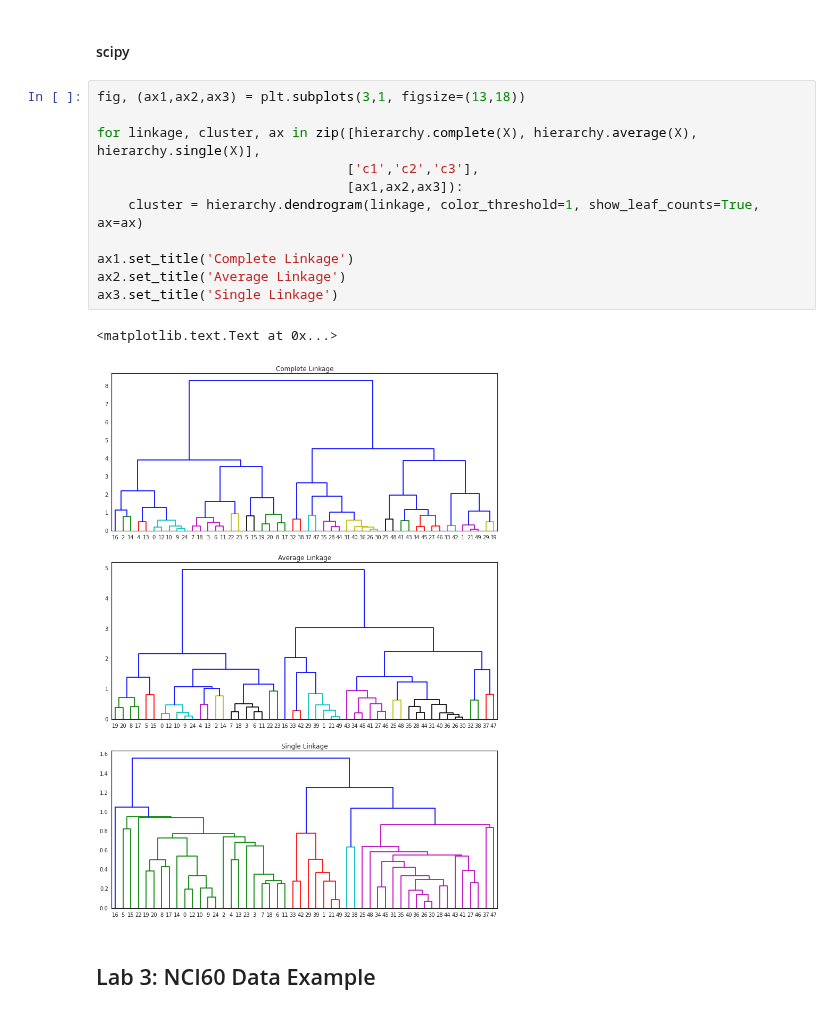
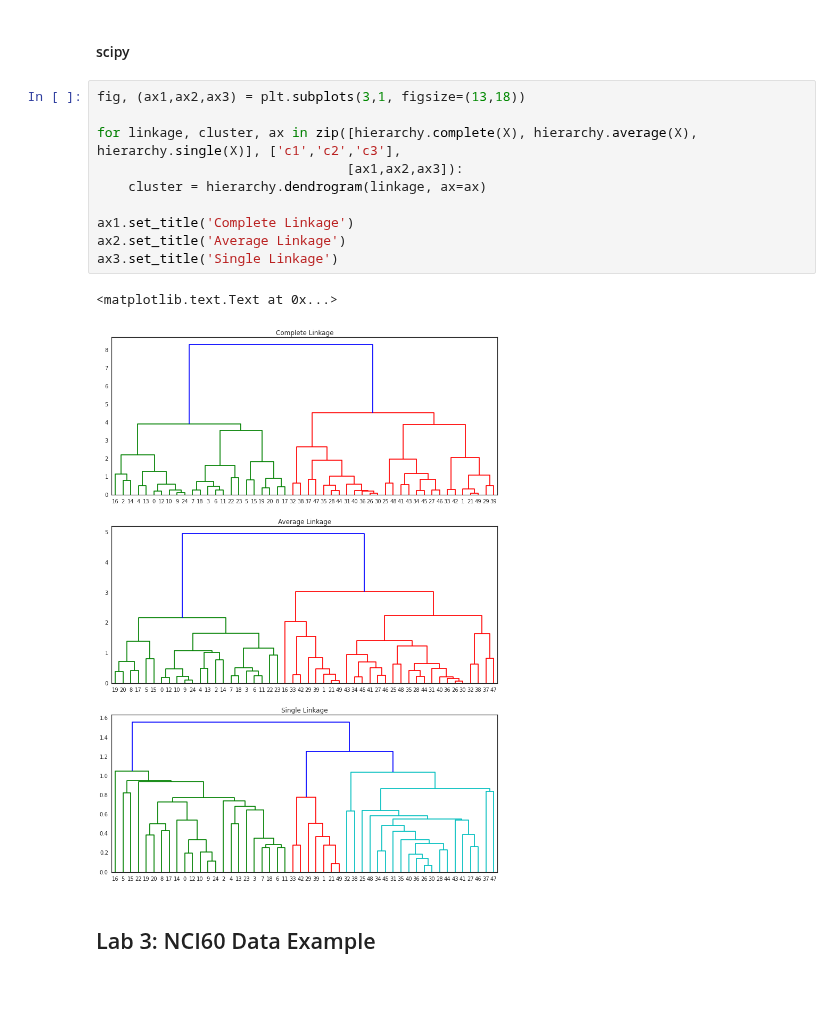
Before and after one commit to JWarmenhoven/ISLR-python, a Jupyter notebook: Chapter 10.ipynb, the cells around one changed output. Saved outputs shown, nothing was run; the diff lists cells and outputs as text.

```diff
--- a/Chapter 10.ipynb
+++ b/Chapter 10.ipynb
@@ -223,17 +226,16 @@ ax2.set_title('K-Means Clustering Results with K=3')
 # %%
 fig, (ax1,ax2,ax3) = plt.subplots(3,1, figsize=(13,18))
 
-for linkage, cluster, ax in zip([hierarchy.complete(X), hierarchy.average(X), hierarchy.single(X)],
-                                ['c1','c2','c3'],
+for linkage, cluster, ax in zip([hierarchy.complete(X), hierarchy.average(X), hierarchy.single(X)], ['c1','c2','c3'],
                                 [ax1,ax2,ax3]):
-    cluster = hierarchy.dendrogram(linkage, color_threshold=1, show_leaf_counts=True, ax=ax)
+    cluster = hierarchy.dendrogram(linkage, ax=ax)
 
 ax1.set_title('Complete Linkage')
 ax2.set_title('Average Linkage')
 ax3.set_title('Single Linkage')
 # %% [output]
 <matplotlib.text.Text at 0x...>
-[figure, old version]
+[figure, new version]
 # %% [markdown]
 ## Lab 3: NCI60 Data Example
 # %% [markdown]
```
Also changed, not shown: parts of 22 cells of this notebook.
